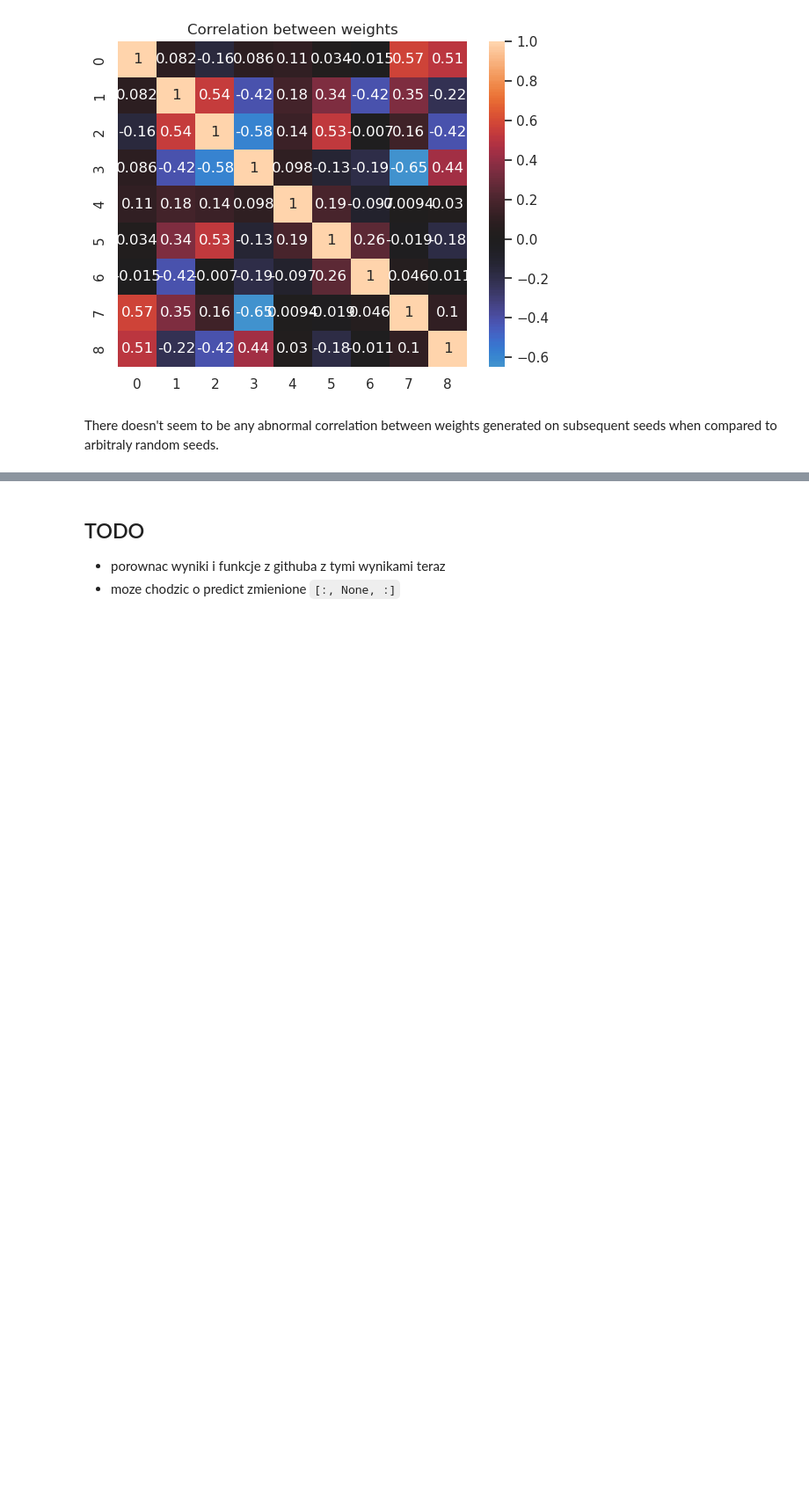
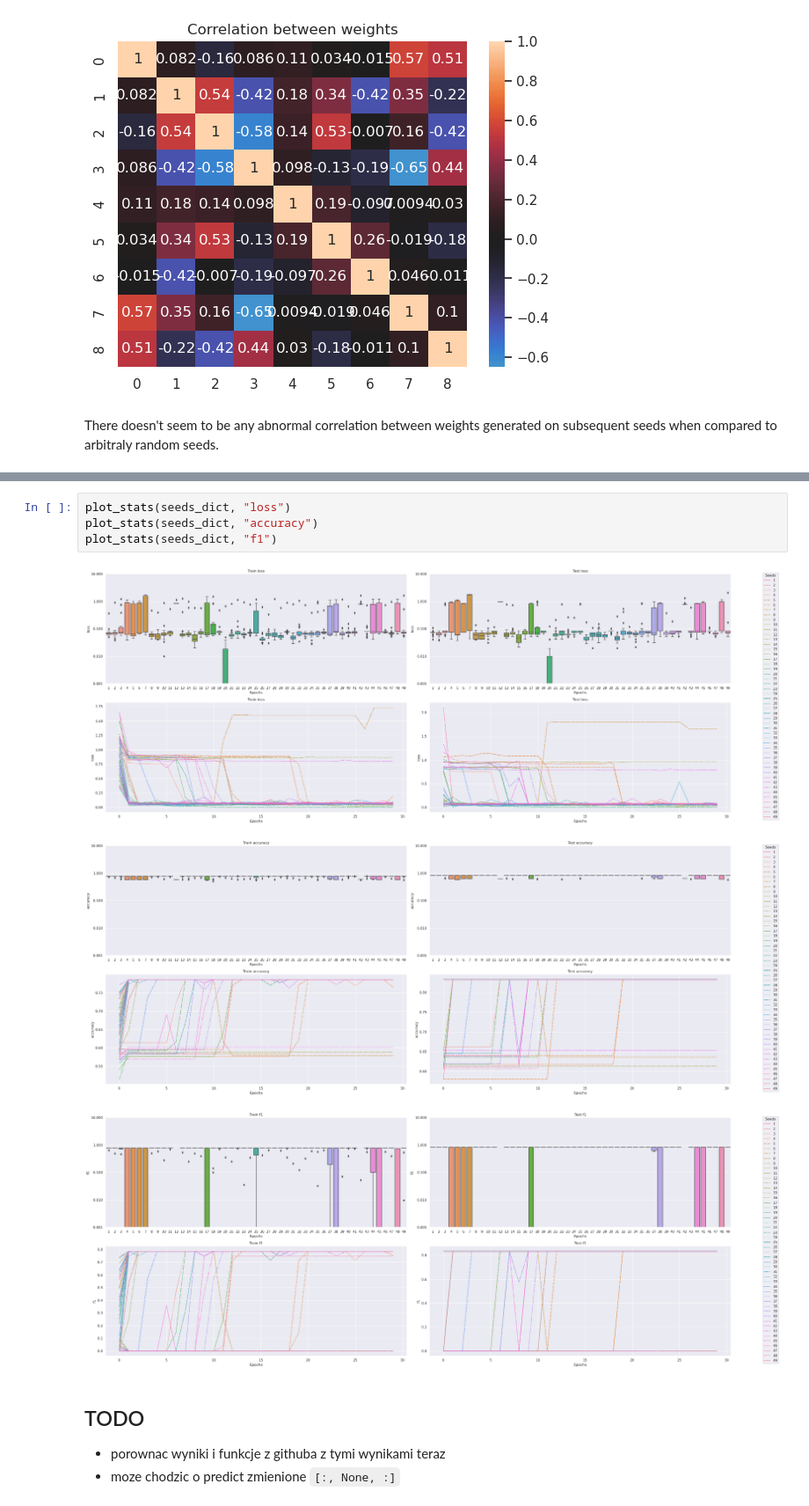
Before and after one commit to Laz4rz/spikingNeuralNetworks, a Jupyter notebook: 03_decision_surface.ipynb, the cells around one changed output, grey strips where cells are left out. Shown at 88% size. Saved outputs shown, nothing was run; the diff lists cells and outputs as text; blank space fills up the shorter version.

Commit message:
add plot_stats function

```diff
--- a/03_decision_surface.ipynb
+++ b/03_decision_surface.ipynb
@@ -357,3 +303,11 @@ plt.show()
+# %%
+plot_stats(seeds_dict, "loss")
+plot_stats(seeds_dict, "accuracy")
+plot_stats(seeds_dict, "f1")
+# %% [output]
+[figure, added]
+[figure, added]
+[figure, added]
 # %% [markdown]
 ## TODO
 - porownac wyniki i funkcje z githuba z tymi wynikami teraz
```
Also changed, not shown: parts of 4 cells of this notebook.
